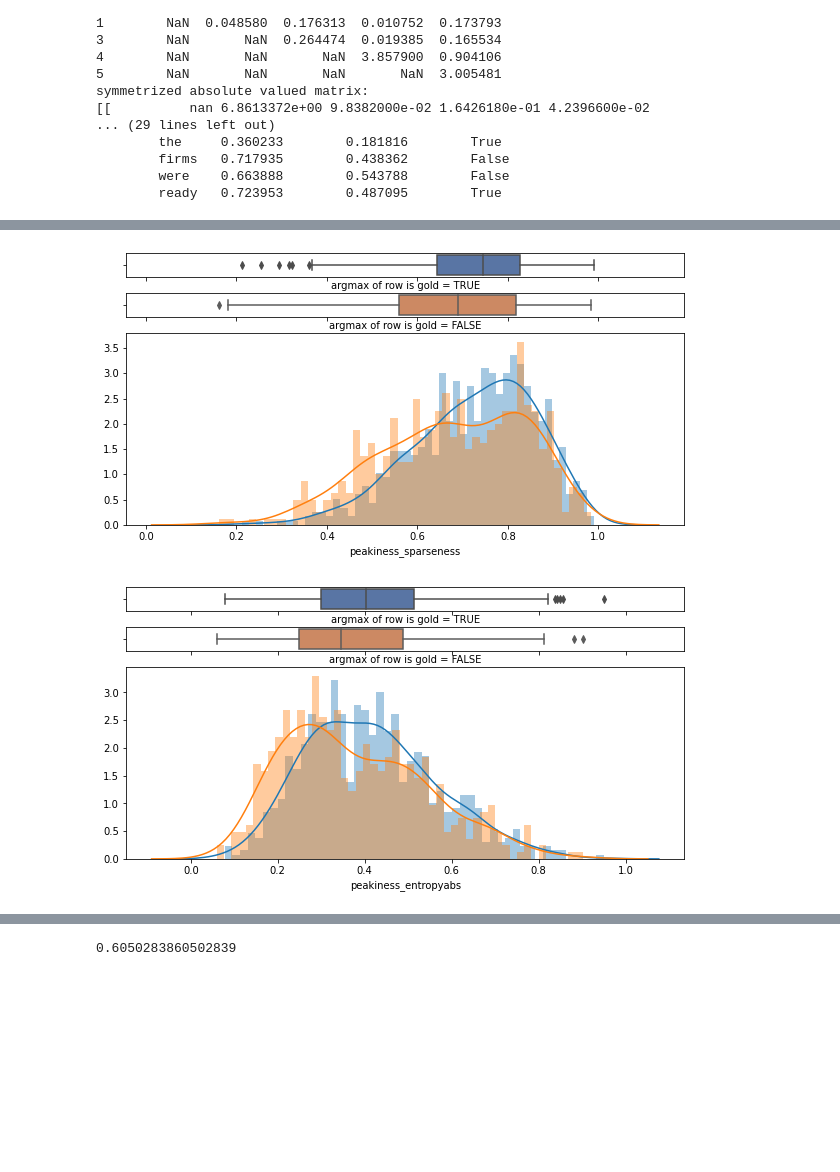
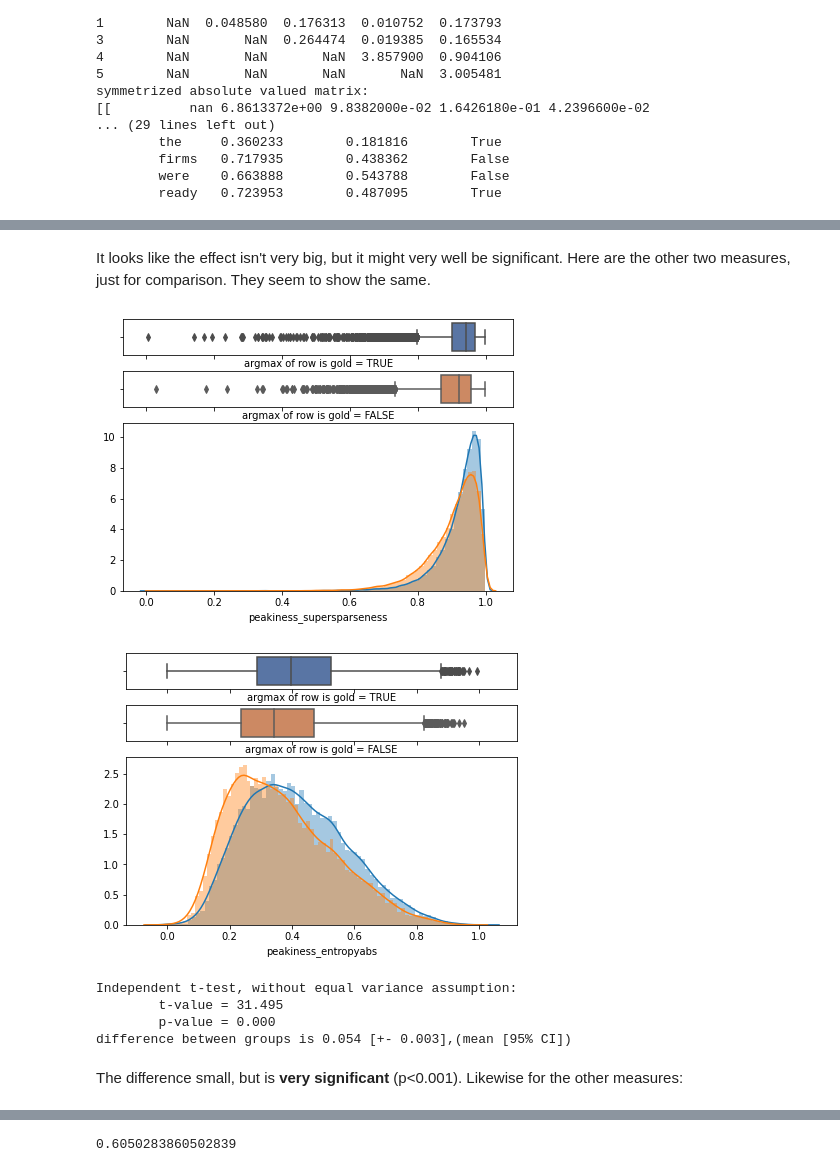
Before and after one commit to postylem/pmi-dependencies, a Jupyter notebook: peakiness.ipynb, the cells around one changed output, grey strips where cells are left out. Saved outputs shown, nothing was run; the diff lists cells and outputs as text; code cells hidden in the pictures; blank space fills up the shorter version.

Commit message:
peakiness notebook

```diff
--- a/peakiness.ipynb
+++ b/peakiness.ipynb
@@ -259,7 +260,7 @@ for i, obs in enumerate(tqdm(OBSERVATIONS)):
 
     matrix = matrix + np.transpose(matrix) # symmetrize
     sparseness = np.apply_along_axis(peakiness_sparseness, axis=1, arr=matrix)
-    supersparseness = np.apply_along_axis(peakiness_super_sparseness, axis=1, arr=matrix)
+    supersparseness = np.apply_along_axis(peakiness_supersparseness, axis=1, arr=matrix)
     entropyabs = np.apply_along_axis(peakiness_entropy, axis=1, arr=matrix, absolute=True)
     av_sparseness.append(np.mean(sparseness))
     av_supersparseness.append(np.mean(supersparseness))
@@ -433,10 +450,12 @@ peakiness_scores[peakiness_scores.sentence_index==31]
 # %%
-df = pd.DataFrame(peakiness_scores[["peakiness_entropyabs","peakiness_sparseness","max_is_gold"]])
+df = pd.DataFrame(
+    peakiness_scores[["peakiness_entropyabs","peakiness_sparseness","peakiness_supersparseness",
+                      "max_is_gold"]])
 
-def plot_peakiness_accuracy(sparseness_measure):
+def plot_peakiness_accuracy(sparseness_measure,figsize=(7, 5)):
     f, (ax_box1, ax_box2, ax_hist) = plt.subplots(3, sharex=True,
-                                                 gridspec_kw={"height_ratios": (.1,.1,.8)},
-                                                 figsize=(10, 5))
+                                                 gridspec_kw={"height_ratios": (.15,.15,.7)},
+                                                 figsize=figsize)
     vals = [True, False]
     colors = sns.color_palette("deep")
     ax_box = [ax_box1,ax_box2]
@@ -444,7 +463,7 @@ def plot_peakiness_accuracy(sparseness_measure):
     for i in [0,1]:
         sns.boxplot(df[df["max_is_gold"]==vals[i]][sparseness_measure], color=colors[i], ax=ax_box[i])
         sns.distplot(
-            df[df["max_is_gold"] == vals[i]][sparseness_measure], ax=ax_hist, bins=50, kde=True)
+            df[df["max_is_gold"] == vals[i]][sparseness_measure], ax=ax_hist, bins=75, kde=True)
 
     # # Remove x axis name for the boxplot
     ax_box1.set(xlabel='argmax of row is gold = TRUE')
@@ -453,6 +476,35 @@ def plot_peakiness_accuracy(sparseness_measure):
+# %% [markdown]
+It looks like the effect isn't very big, but it might very well be significant.  Here are the other two measures, just for comparison. They seem to show the same.
 # %%
-plot_peakiness_accuracy("peakiness_sparseness")
+plot_peakiness_accuracy("peakiness_supersparseness")
 plot_peakiness_accuracy("peakiness_entropyabs")
 # %% [output]
-[figure, old version]
+[figure, new version]
-[figure, old version]
+[figure, new version]
+# %%
+true_sparseness = df[df.max_is_gold==True].peakiness_sparseness
+false_sparseness = df[df.max_is_gold==False].peakiness_sparseness
+
+def ttest_ind_report(data1, data2, equal_var=False, alpha=0.05):
+    CI = int(100 * (1-alpha))
+    ttest = scipy.stats.ttest_ind(data1, data2, equal_var=equal_var)
+    N1,N2 = len(data1),len(data2)
+    df = (N1 + N2 - 2)
+    std1,std2 = data1.std(),data2.std()
+    std_N1N2 = sqrt( ((N1 - 1)*(std1)**2 + (N2 - 1)*(std2)**2) / df)
+    diff_mean = data1.mean() - data2.mean()
+    margin_of_error = scipy.stats.t.ppf(1-alpha/2, df) * std_N1N2 * sqrt(1/N1 + 1/N2)
+    with_ev = 'with' if equal_var else 'without'
+    print(f'Independent t-test, {with_ev} equal variance assumption:')
+    print(f'\tt-value = {ttest.statistic:4.3f}\n\tp-value = {ttest.pvalue:4.3f}')
+    print(f'difference between groups is {diff_mean:3.3f} [+- {margin_of_error:3.3f}],'
+          f'(mean [{CI}% CI])')
+
+ttest_ind_report(true_sparseness,false_sparseness,equal_var=False)
+# %% [output]
+Independent t-test, without equal variance assumption:
+        t-value = 31.495
+        p-value = 0.000
+difference between groups is 0.054 [+- 0.003],(mean [95% CI])
+# %% [markdown]
+The difference small, but is **very significant** (p<0.001). Likewise for the other measures:
```
Also changed, not shown: parts of 11 cells of this notebook.
